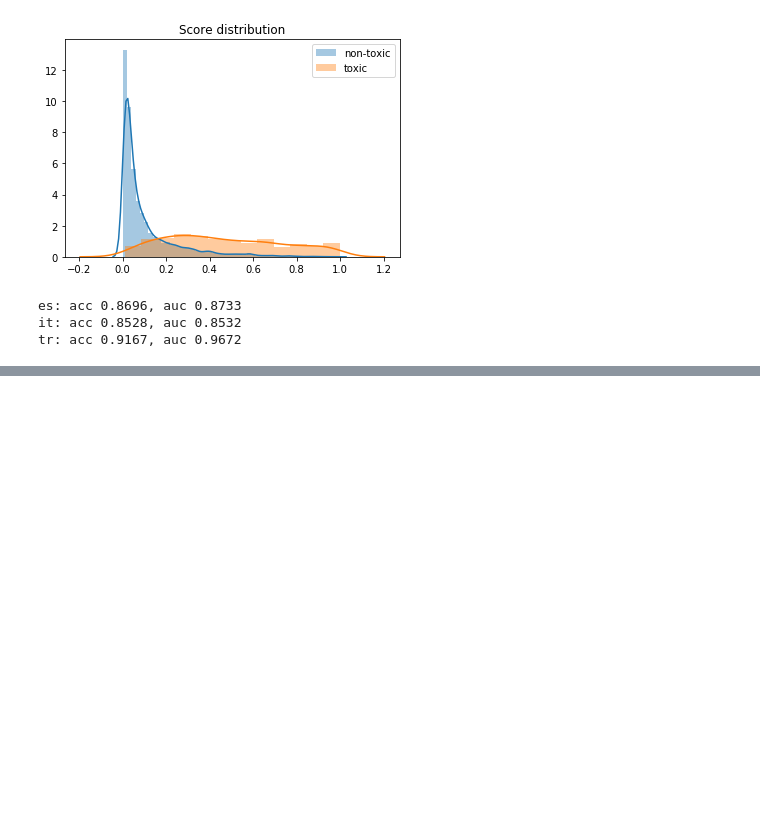
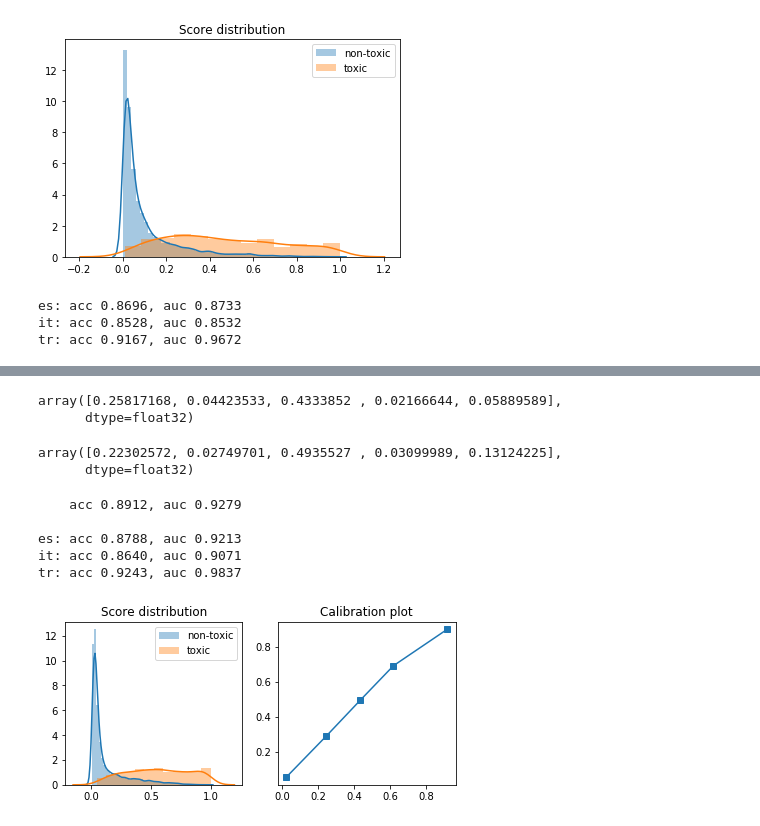
Before and after one commit to papkov/jigsaw-multilingual, a Jupyter notebook: notebooks/training.ipynb, the cells around one changed output, grey strips where cells are left out. Drawn from its saved outputs; the diff is of its cells as text; code cells hidden in the pictures; blank space fills up the shorter version.

```diff
--- a/notebooks/training.ipynb
+++ b/notebooks/training.ipynb
@@ -349,0 +468,47 @@ pred, loss, acc = trnr.test()
+# %%
+trnr.loader_valid = loader_valid
+# %%
+pred, loss, acc, auc = trnr.validate()
+# %%
+smpred = softmax(pred / 1, 1)[:,1]
+smpred[:5]
+# %% [output]
+array([0.25817168, 0.04423533, 0.4333852 , 0.02166644, 0.05889589],
+      dtype=float32)
+# %%
+smpred_translated = softmax(pred / 1, 1)[:,1]
+smpred_translated[:5]
+# %% [output]
+array([0.22302572, 0.02749701, 0.4935527 , 0.03099989, 0.13124225],
+      dtype=float32)
+# %%
+def prediction_analysis(smpred):
+    acc = accuracy_score(valid.y, np.round(smpred))
+    auc = roc_auc_score(valid.y, smpred)
+    print(f'    acc {acc:.4f}, auc {auc:.4f}\n')
+
+    for lang in ['es', 'it', 'tr']:
+        mask = valid.dataset['lang'] == lang
+        acc = accuracy_score(valid.y[mask], np.round(smpred[mask]))
+        auc = roc_auc_score(valid.y[mask], smpred[mask])
+        print(f'{lang}: acc {acc:.4f}, auc {auc:.4f}')
+
+    fig, ax = plt.subplots(ncols=2, figsize=(7,3))
+
+    ax[0].set_title('Score distribution')
+    sns.distplot(smpred[valid.y == 0], ax=ax[0], label='non-toxic')
+    sns.distplot(smpred[valid.y == 1], ax=ax[0], label='toxic')
+    ax[0].legend()
+
+    ax[1].set_title('Calibration plot')
+    ax[1].plot(*calibration_curve(valid.dataset['toxic'], smpred), 's-')
+    plt.show()
+# %%
+prediction_analysis(smpred)
+# %% [output]
+    acc 0.8912, auc 0.9279
+
+es: acc 0.8788, auc 0.9213
+it: acc 0.8640, auc 0.9071
+tr: acc 0.9243, auc 0.9837
+[figure, added]
```
Also changed, not shown: parts of 36 cells of this notebook, 6 other files.
